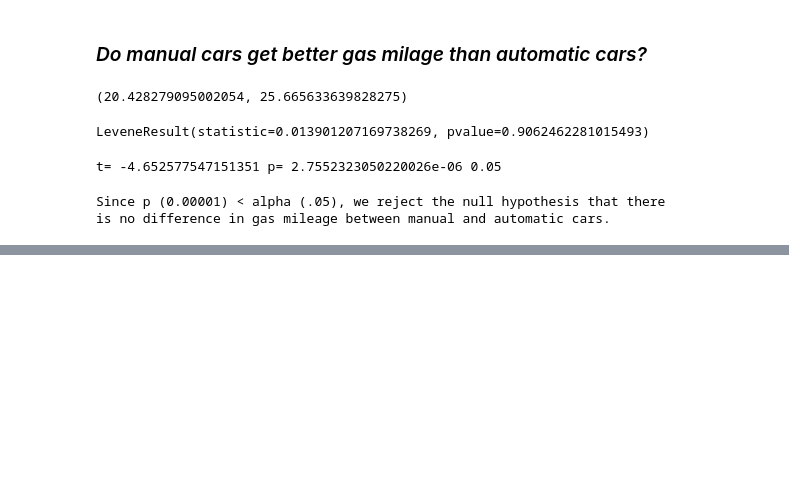
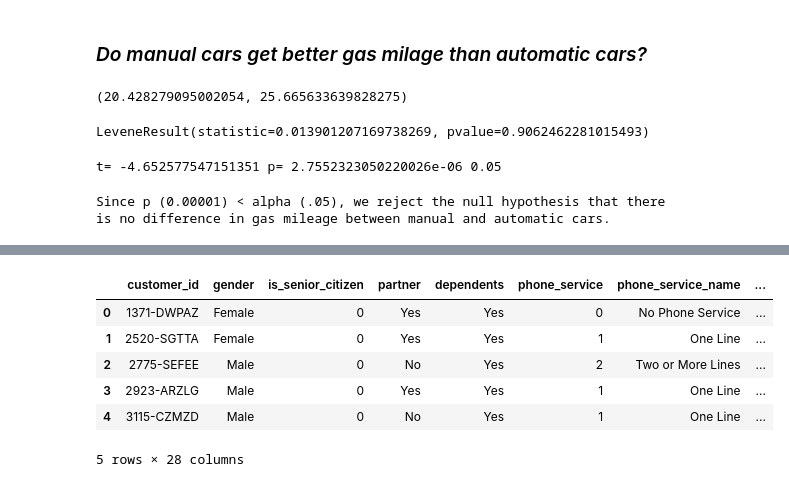
Before and after one commit to nicholas-dougherty/statistics-exercises, a Jupyter notebook: Hypothesis_Testing.ipynb, the cells around one changed output, grey strips where cells are left out. Cells and saved outputs as stored; diff of their text form; code cells hidden in the pictures; blank space fills up the shorter version.

```diff
--- a/Hypothesis_Testing.ipynb
+++ b/Hypothesis_Testing.ipynb
@@ -221,0 +232,13 @@ is no difference in gas mileage between manual and automatic cars.
+# %%
+telco_churn = pd.read_csv('/Users/nicholasdougherty/codeup-data-science/statistics-exercises/CustDetails.csv')
+churn_data = df = pd.DataFrame(telco_churn)
+churn_data.head()
+# Ready to explore and clean.
+# %% [output]
+|  | customer_id | gender | is_senior_citizen | partner | dependents | phone_service | phone_service_name | ... |
+| 0 | 1371-DWPAZ | Female | 0 | Yes | Yes | 0 | No Phone Service | ... |
+| 1 | 2520-SGTTA | Female | 0 | Yes | Yes | 1 | One Line | ... |
+| 2 | 2775-SEFEE | Male | 0 | No | Yes | 2 | Two or More Lines | ... |
+| 3 | 2923-ARZLG | Male | 0 | Yes | Yes | 1 | One Line | ... |
+| 4 | 3115-CZMZD | Male | 0 | No | Yes | 1 | One Line | ... |
+5 rows × 28 columns
```
Also changed, not shown: parts of 21 cells of this notebook.
